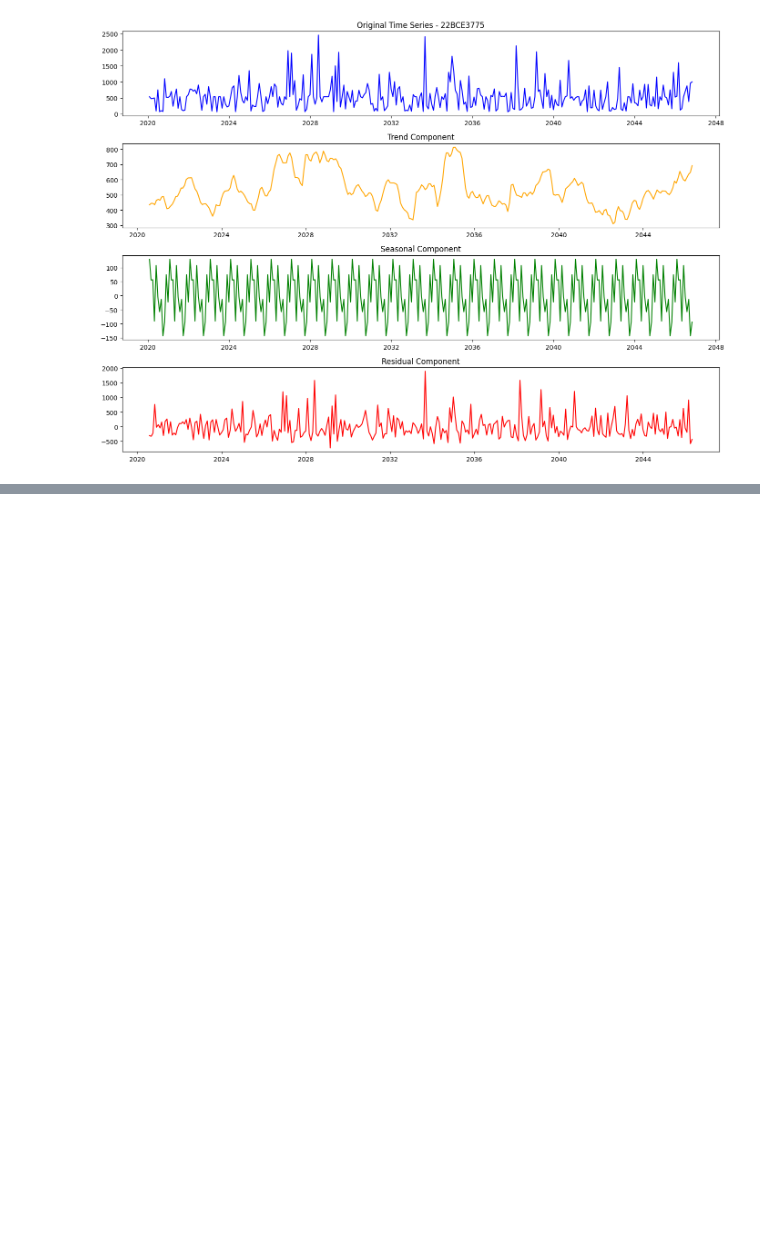
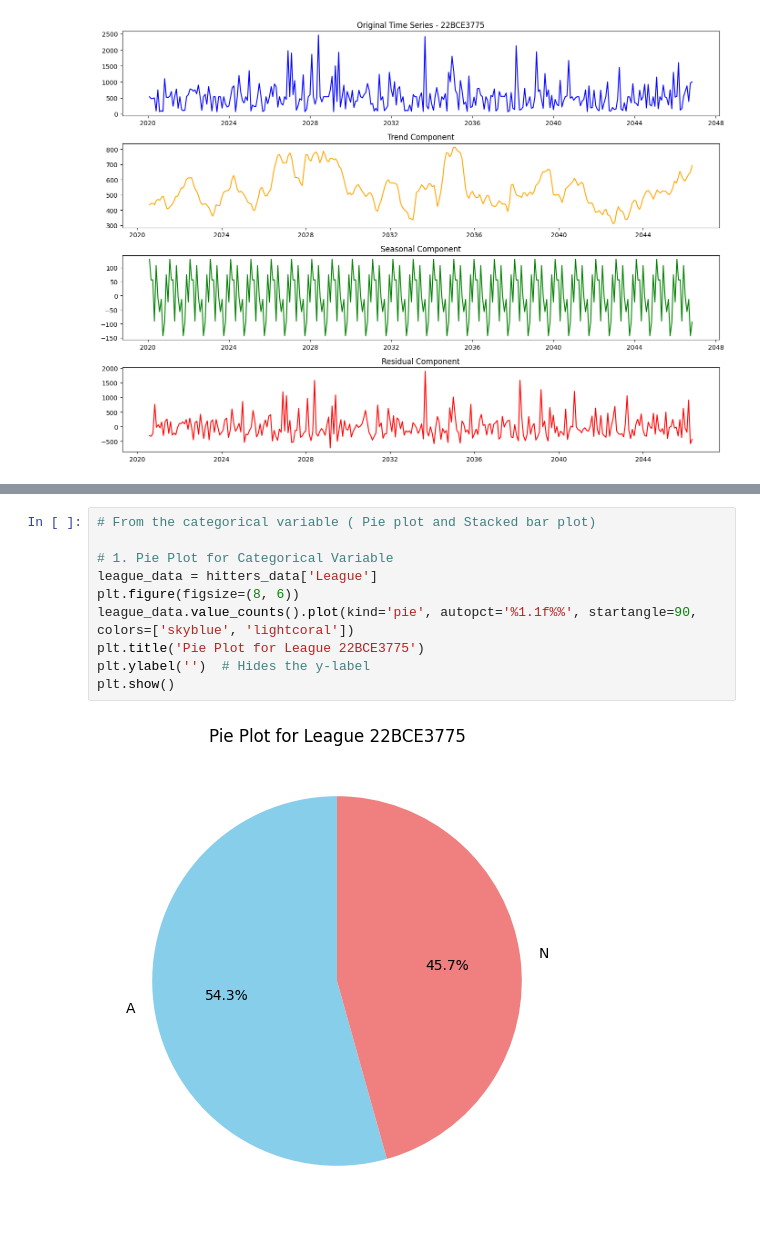
Before and after one commit to Amitsah7/Data-Analysis, a Jupyter notebook: Copy_of_AmitSah22BCE3775.ipynb, the cells around one changed output, grey strips where cells are left out. Drawn from its saved outputs; the diff is of its cells as text; blank space fills up the shorter version.

```diff
--- a/Copy_of_AmitSah22BCE3775.ipynb
+++ b/Copy_of_AmitSah22BCE3775.ipynb
@@ -679,0 +811,12 @@ plt.show()
+# %%
+# From the categorical variable ( Pie plot and Stacked bar plot)
+
+# 1. Pie Plot for Categorical Variable
+league_data = hitters_data['League']
+plt.figure(figsize=(8, 6))
+league_data.value_counts().plot(kind='pie', autopct='%1.1f%%', startangle=90, colors=['skyblue', 'lightcoral'])
+plt.title('Pie Plot for League 22BCE3775')
+plt.ylabel('')  # Hides the y-label
+plt.show()
+# %% [output]
+[figure, added]
```
Also changed, not shown: parts of 38 cells of this notebook.
